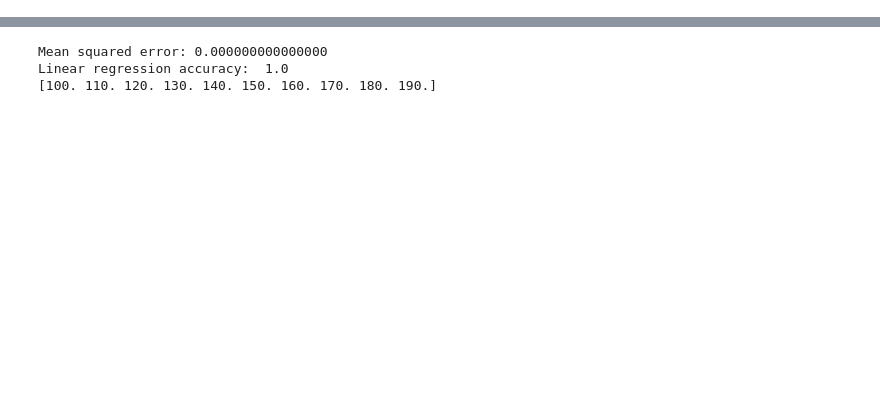
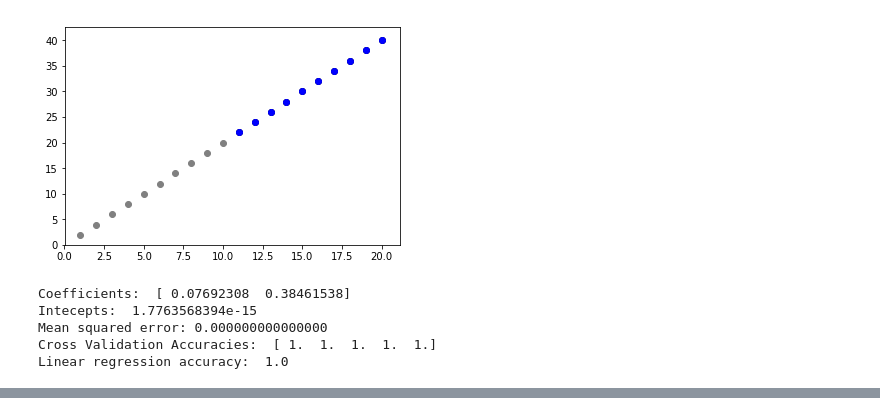
Before and after one commit to lucasvieirademiranda/linear_regression, a Jupyter notebook: Linear Regression_OLD.ipynb, the cells around one changed output, grey strips where cells are left out. Saved outputs shown, nothing was run; the diff lists cells and outputs as text; code cells hidden in the pictures; blank space fills up the shorter version.

```diff
--- a/Linear Regression_OLD.ipynb
+++ b/Linear Regression_OLD.ipynb
@@ -51,0 +310,30 @@ Linear regression accuracy:  1.0
+# %%
+r = linear_model.LinearRegression(fit_intercept = True)
+
+r.fit(training_X, training_y)
+
+prediction_y = r.predict(validation_X)
+
+plt.scatter(training_X[:, 0:1], training_y, color = 'grey')
+plt.scatter(validation_X[:, 0:1], validation_y, color = 'black')
+plt.scatter(validation_X[:, 0:1], prediction_y, color = 'blue')
+
+plt.xticks()
+plt.yticks()
+
+plt.show()
+
+accuracies = cross_val_score(estimator = r, X = training_X, y = training_y, cv = 5,verbose = 1)
+
+print("Coefficients: ", r.coef_)
+print("Intecepts: ", r.intercept_)
+print("Mean squared error: %.15f" % mean_squared_error(validation_y, prediction_y))
+print("Cross Validation Accuracies: ", accuracies)
+print('Linear regression accuracy: ', r.score(validation_X, validation_y))
+# %% [output]
+[figure, added]
+Coefficients:  [ 0.07692308  0.38461538]
+Intecepts:  1.7763568394e-15
+Mean squared error: 0.000000000000000
+Cross Validation Accuracies:  [ 1.  1.  1.  1.  1.]
+Linear regression accuracy:  1.0
@@ -105,15 +405 @@ class SGDRegressor:
-# %%
-r = SGDRegressor(max_iteration = 1000, fit_intercept = False, eta0 = 0.01)
-
-r.fit(training_X, training_y)
-
-prediction_y = r.predict(validation_X)
-
-print("Mean squared error: %.15f" % mean_squared_error(validation_y, prediction_y))
-print('Linear regression accuracy: ', r.score(validation_X, validation_y))
-print(prediction_y)
-# %% [output]
-Mean squared error: 0.000000000000000
-Linear regression accuracy:  1.0
-[100. 110. 120. 130. 140. 150. 160. 170. 180. 190.]
 # %%
```
Also changed, not shown: parts of 15 cells of this notebook, 1 other file.
